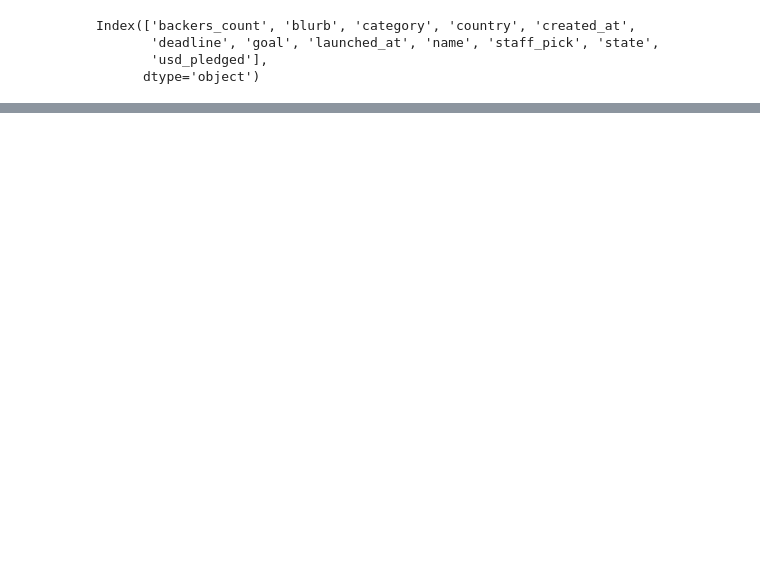
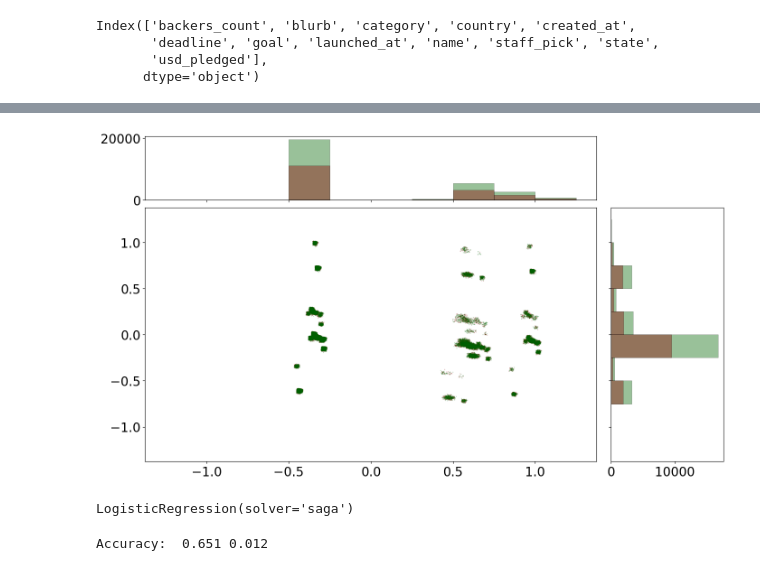
Before and after one commit to Szesny32/cvapr, a Jupyter notebook: Jupyter.ipynb, the cells around one changed output, grey strips where cells are left out. Cells and saved outputs as stored; diff of their text form; code cells hidden in the pictures; blank space fills up the shorter version.

Commit message:
umap testing

```diff
--- a/Jupyter.ipynb
+++ b/Jupyter.ipynb
@@ -77,0 +76,6 @@ Index(['goal', 'staff_pick', 'state', 'launched_month', 'launch_duration',
+# %%
+X_all = RobustScaler().fit_transform(X_all)
+# %%
+X_all = QuantileTransformer().fit_transform(X_all)
+# %%
+X_all = MinMaxScaler().fit_transform(X_all)
@@ -77,0 +106,7 @@ Index(['goal', 'staff_pick', 'state', 'launched_month', 'launch_duration',
+# %%
+#Umap on all
+X_norm = MinMaxScaler().fit_transform(X_all)
+X_pca = PCA(n_components=30, whiten=False).fit_transform(X_norm)
+
+X_train, X_test, y_train, y_test = train_test_split(X_pca, y, test_size=0.2, random_state=123)
+# umap = UMAP().fit(X_train, y_train)
@@ -77,0 +117,16 @@ Index(['goal', 'staff_pick', 'state', 'launched_month', 'launch_duration',
+# %%
+colors = np.array(["darkred"] * len(y[y == 0]))
+colors = np.concatenate((colors, ["darkgreen"] * len(y[y == 1])), axis=0)
+fig = plt.figure(figsize=(16,9))
+gs = fig.add_gridspec(2, 2, width_ratios=(4, 1), height_ratios=(1, 4),
+                      left=0.1, right=0.9, bottom=0.1, top=0.9,
+                      wspace=0.05, hspace=0.05)
+# Create the Axes.
+ax = fig.add_subplot(gs[1, 0])
+ax_histx = fig.add_subplot(gs[0, 0], sharex=ax)
+ax_histy = fig.add_subplot(gs[1, 1], sharey=ax)
+# Draw the scatter plot and marginals.
+scatter_hist(X_pca[:, 0], X_pca[:, 1], colors, ax, ax_histx, ax_histy)
+plt.show()
+# %% [output]
+[figure, added]
@@ -77,0 +135,9 @@ Index(['goal', 'staff_pick', 'state', 'launched_month', 'launch_duration',
+# %%
+clf.fit(X_train_u_num, y_train)
+# %% [output]
+LogisticRegression(solver='saga')
+# %%
+scores = cross_validate(clf, X_pca, y, scoring=Scores.scores)
+print("Accuracy: ", "%.3f"%scores['test_balanced_accuracy'].mean(), "%.3f"%(2*scores['test_balanced_accuracy'].std()))
+# %% [output]
+Accuracy:  0.651 0.012
```
Also changed, not shown: parts of 17 cells of this notebook.
